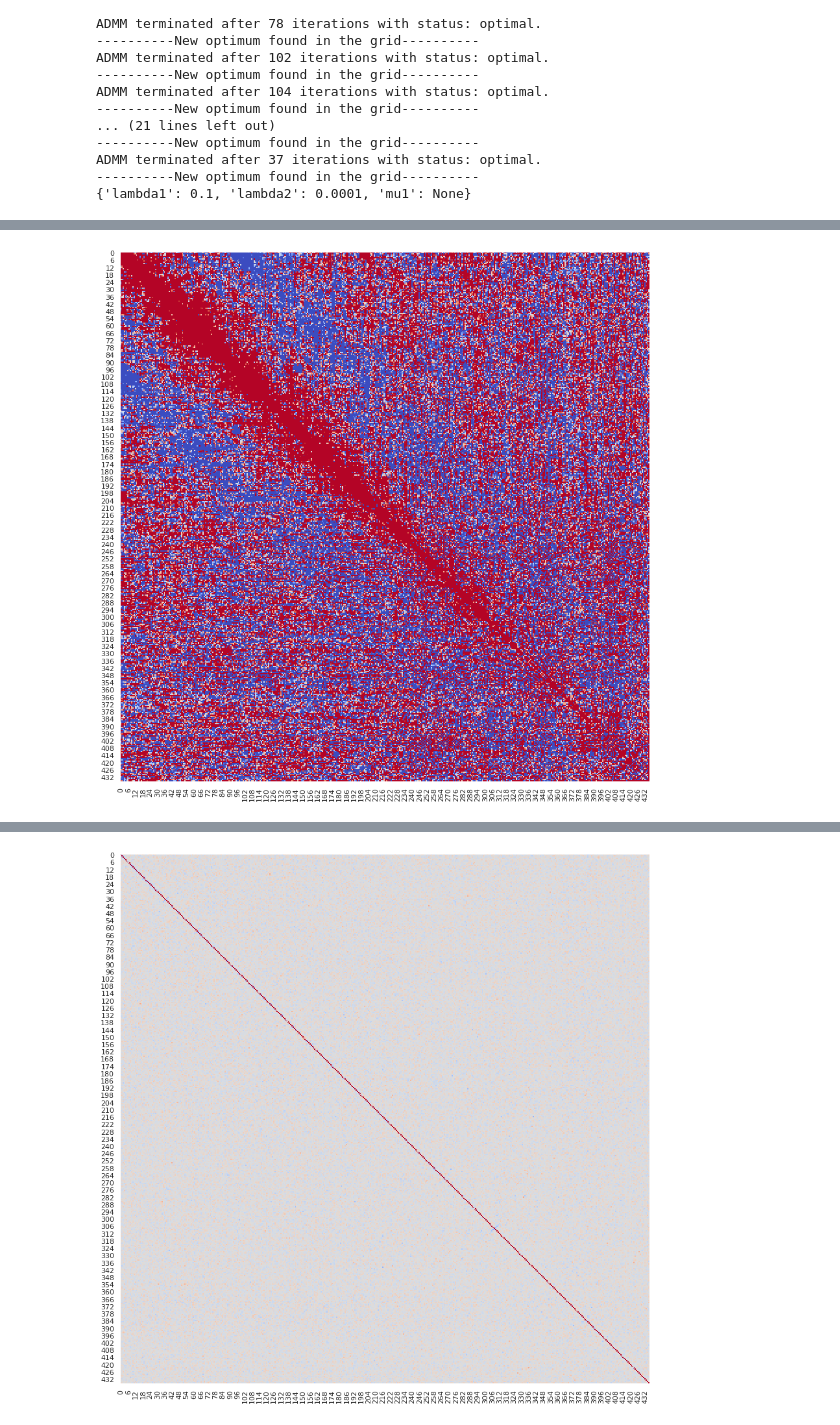
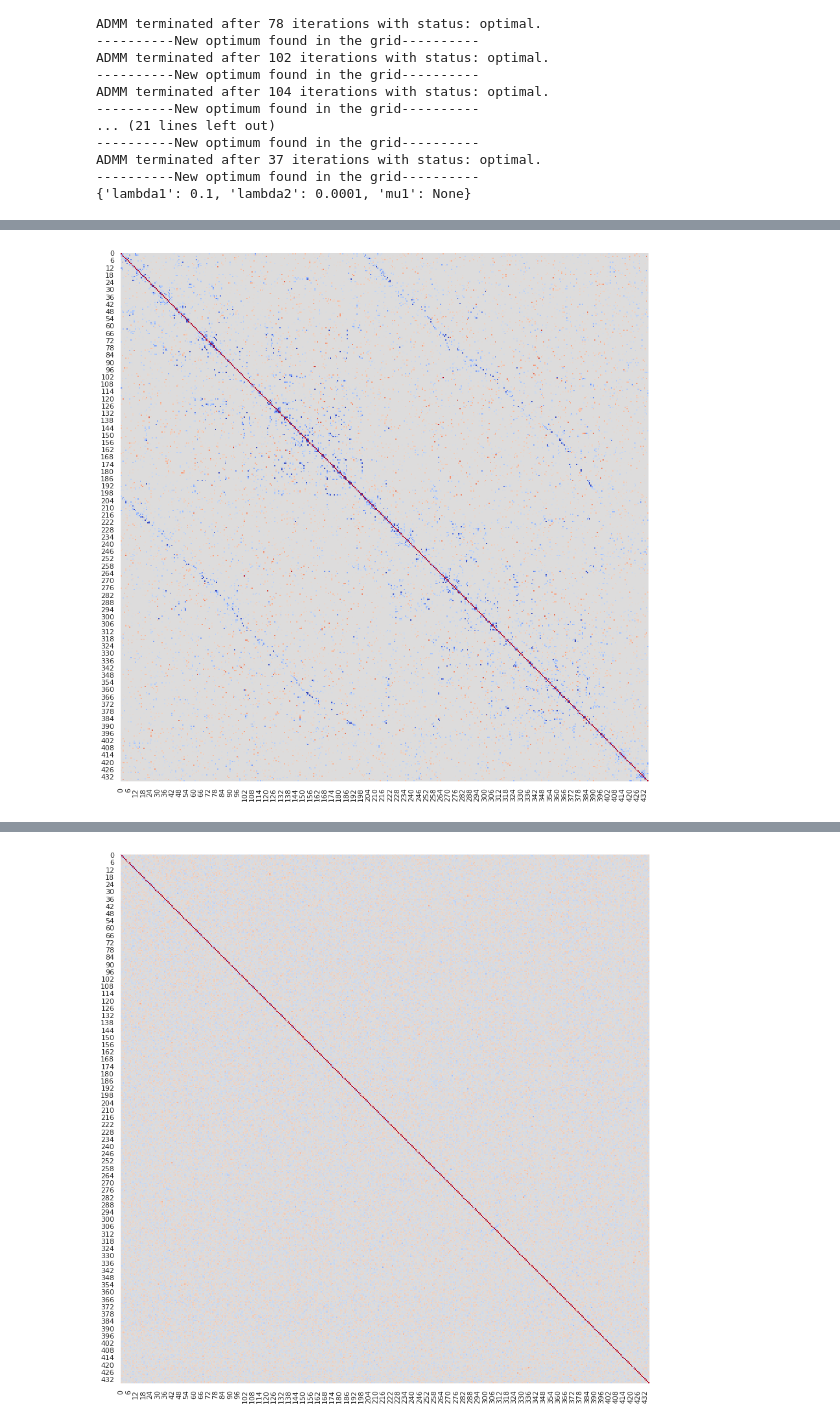
Before and after one commit to Vlasovets/brain_challenge, a Jupyter notebook: gglasso_notebook.ipynb, the cells around one changed output, grey strips where cells are left out. Cells and saved outputs as stored; diff of their text form; code cells hidden in the pictures.

Commit message:
add identity x epsilon to solve nearness problem

```diff
--- a/gglasso_notebook.ipynb
+++ b/gglasso_notebook.ipynb
@@ -179,0 +260,3 @@ The resulting matrix is not positive definite which violates GGLasso constraint.
+# %%
+corr_mod = np.array(corr_mod)
+corr_mod.shape
@@ -186,10 +267,10 @@ C[:3, :].shape
 # %%
-N = C.shape[1]
+N = corr_mod.shape[1]
 N
 # %% [output]
 436
 # %%
-P = glasso_problem(C[:3, :], N, reg_params = {'lambda1': 0.05}, latent = False, do_scaling = False)
+P = glasso_problem(corr_mod[:3, :], N, reg_params = {'lambda1': 0.05}, latent = False, do_scaling = False)
 print(P)
 # %% [output]
 GROUP GRAPHICAL LASSO PROBLEM
@@ -226,17 +307,17 @@ ADMM terminated after 37 iterations with status: optimal.
 sol = P.solution.precision_
 P.solution.calc_adjacency(t = 1e-4)
 # %%
-reg = "FGL"
-lambda1 = 0.002
-lambda2 = 0.002
-mu1 = 0.01
+# reg = "FGL"
+# lambda1 = 0.002
+# lambda2 = 0.002
+# mu1 = 0.01
 
 
-K = corr.shape[0]
-p = corr.shape[1]
+# K = corr.shape[0]
+# p = corr.shape[1]
 
-Omega_0 = get_K_identity(K,p)
-Theta_0 = get_K_identity(K,p)
-X_0 = np.zeros((K,p,p))
+# Omega_0 = get_K_identity(K,p)
+# Theta_0 = get_K_identity(K,p)
+# X_0 = np.zeros((K,p,p))
 
-sol, info = ADMM_MGL(SPD, lambda1, lambda2, reg, Omega_0, Theta_0 = Theta_0, X_0 = X_0, tol = 1e-8, rtol = 1e-8, mu1=mu1, latent=True,verbose = True, measure = False)
+# sol, info = ADMM_MGL(SPD, lambda1, lambda2, reg, Omega_0, Theta_0 = Theta_0, X_0 = X_0, tol = 1e-8, rtol = 1e-8, mu1=mu1, latent=True,verbose = True, measure = False)
@@ -305,4 +352,4 @@ sns.set(rc={'figure.figsize':(15,15)})
 # %%
-ax = sns.heatmap(SPD[0,:], center=0, vmin = -0.5, vmax = 0.5, square = True, cbar = False, cmap = "coolwarm")
+ax = sns.heatmap(sol[0,:], center=0, vmin = -0.5, vmax = 0.5, square = True, cbar = False, cmap = "coolwarm")
 # %% [output]
-[figure, old version]
+[figure, new version]
```
Also changed, not shown: parts of 24 cells of this notebook.
